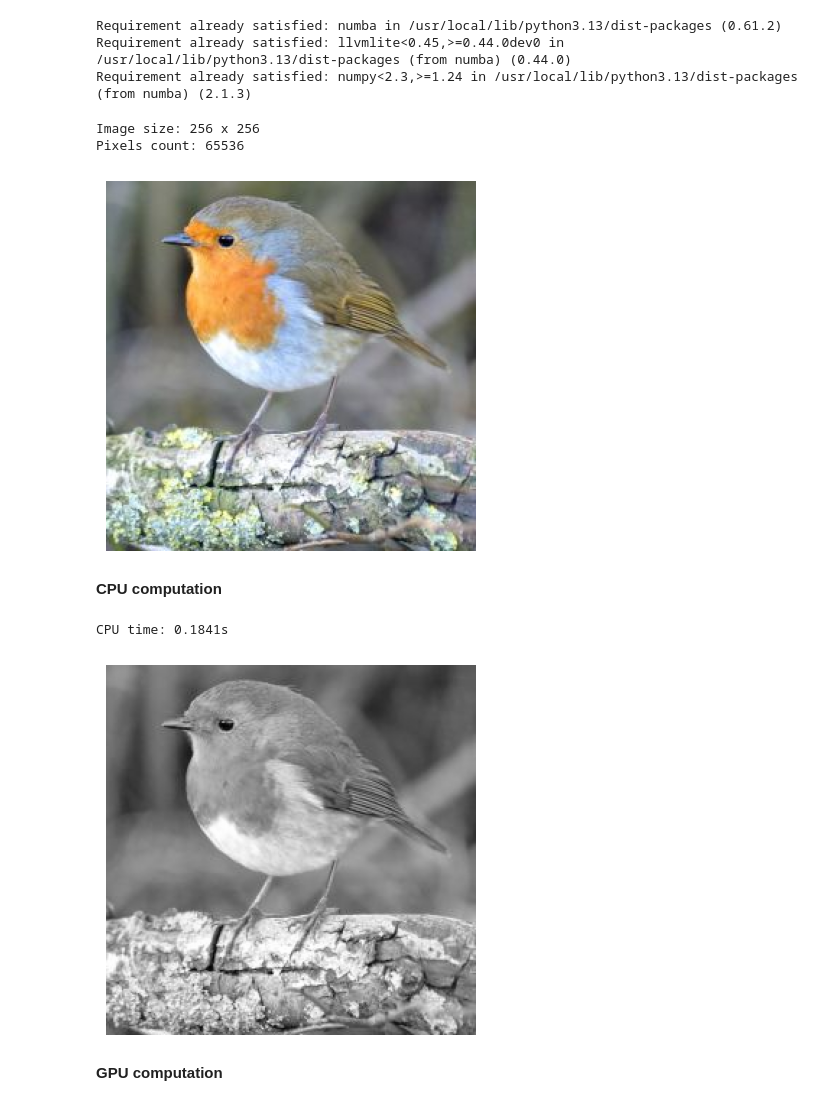
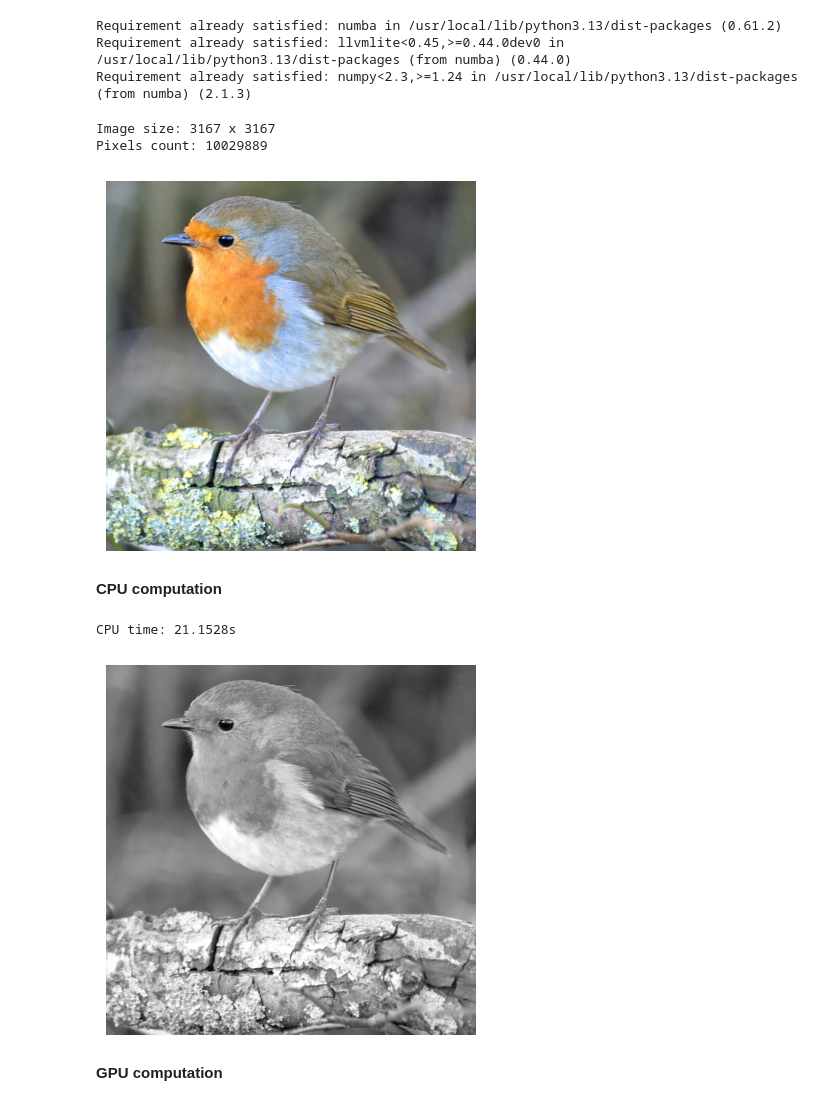
Before and after one commit to dominhquang39/advancedhpc2026, a Jupyter notebook: lab3/Lab3.ipynb, the cells around one changed output. Drawn from its saved outputs; the diff is of its cells as text; code cells hidden in the pictures.

```diff
--- a/lab3/Lab3.ipynb
+++ b/lab3/Lab3.ipynb
@@ -16,20 +16,20 @@ from numba import cuda
 import numpy as np
 import time
 # %%
-img = plt.imread('/content/drive/MyDrive/Dataset/HPC/bird.jpg')
+img = plt.imread('/content/drive/MyDrive/Dataset/HPC/bigger_bird.jpg')
 h, w, _ = img.shape
 pixelCount = h * w
 
 print(f"Image size: {h} x {w}")
 print(f"Pixels count: {pixelCount}")
 
 plt.imshow(img)
 plt.axis("off")
 plt.show()
 # %% [output]
-Image size: 256 x 256
-Pixels count: 65536
+Image size: 3167 x 3167
+Pixels count: 10029889
-[figure, old version]
+[figure, new version]
 # %%
 flatten_rgb = img.reshape(pixelCount, 3)
 # %% [markdown]
@@ -53,7 +53,7 @@ plt.axis("off")
 plt.savefig("gray_cpu.jpg", bbox_inches="tight")
 plt.show()
 # %% [output]
-CPU time: 0.1841s
+CPU time: 21.1528s
 [figure]
 # %% [markdown]
 **GPU computation**
```
Also changed, not shown: parts of 2 cells of this notebook.
